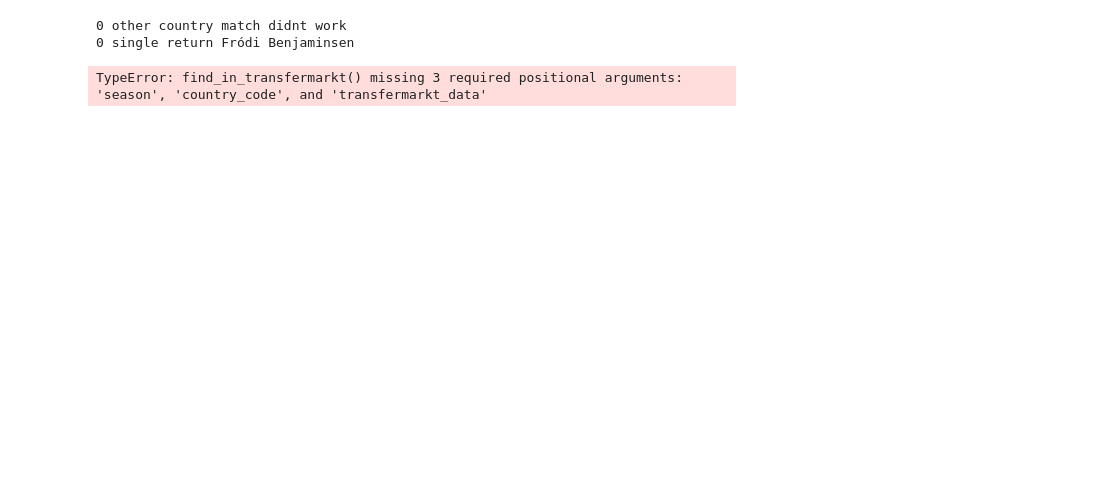
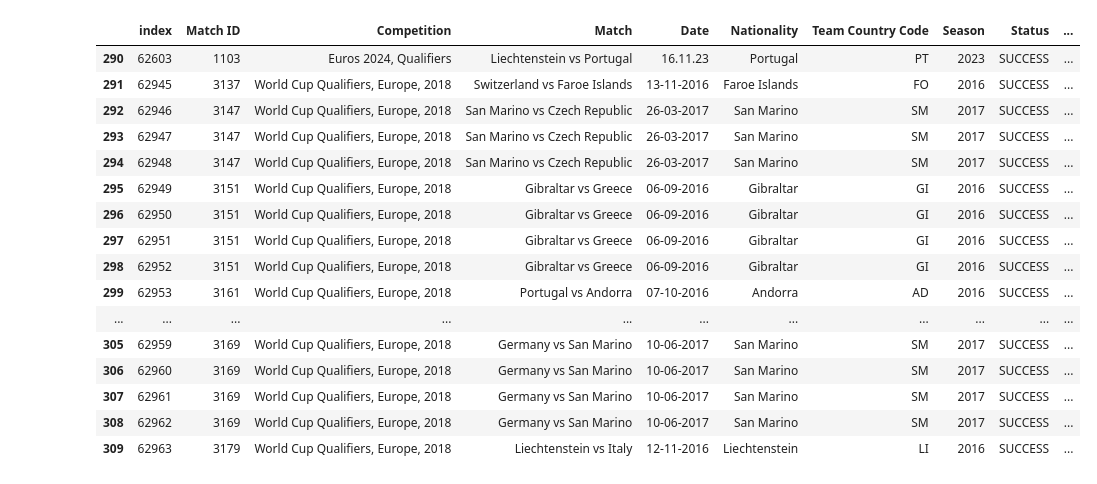
Before and after one commit to finnlsmith/footy_project_market_value_rankings, a Jupyter notebook: create_dataset_1/find_incorrect_names.ipynb, the cells around one changed output. Saved outputs shown, nothing was run; the diff lists cells and outputs as text; code cells hidden in the pictures; blank space fills up the shorter version.

```diff
--- a/create_dataset_1/find_incorrect_names.ipynb
+++ b/create_dataset_1/find_incorrect_names.ipynb
@@ -303,4 +331,5 @@ large_combined_df_not_working = large_combined_df[(large_combined_df['Lookup Ret
                                               (large_combined_df['Lookup Return Case'] != 'Found in Curr Season') &
                                               (large_combined_df['Lookup Return Case'] != 'Used Large Dataset')].reset_index()
 
-large_combined_df_not_working['Lookup Return Case'].value_counts()
+large_combined_df_not_working['Status New'] = ''
+large_combined_df_not_working['Market Value New'] = 0
@@ -348,47 +335,0 @@ def last_name_match(name, dataset_of_names):
-# %%
-for i in range(0, 1): #len(large_combined_df_not_working)
-    row = large_combined_df_not_working.loc[i]
-    jersey = row['ORIGINAL JERSEY']
-    names_found = row['Name(s) Found']
-    test = check_other_team(row, transfermarkt_data, results_df)
-    if test == ['No matches found even with the lowest threshold.']:
-        print(i, 'other country match didnt work')
-        last_name = re.split(r'\s+|[-–]', jersey)[-1]
-        this_country_code = row['Team Country Code']
-        dataset_nationality = transfermarkt_data[transfermarkt_data['Team 1 Code'] == this_country_code]['Name'].unique()
-        names_same_nation_last_name = last_name_match(last_name, dataset_nationality)
-        if names_same_nation_last_name == None:
-            print(i, 'last name match returned nobody')
-        else:
-            correct_season = row['Season']
-            for name_candidate in names_same_nation_last_name:
-                num_seasons_around = len(transfermarkt_data[(transfermarkt_data['Name'] == name_candidate) & (transfermarkt_data['Season'].isin([correct_season, correct_season + 1, correct_season - 1]))])
-                if num_seasons_around == 0:
-                    names_same_nation_last_name.remove(name_candidate)
-            if len(names_same_nation_last_name) >= 2:
-                print(i, 'match date filter required here', names_same_nation_last_name)
-            elif len(names_same_nation_last_name) == 1:
-                correct_name = names_same_nation_last_name[0]
-                print(i, 'single return', names_same_nation_last_name[0])
-                number, reason = find_in_transfermarkt(transfermarkt_data)
-            else:
-                print(i, 'Nobody with this last name WITH CURRENT from the nation', names_same_nation_last_name, row['ORIGINAL JERSEY'])
-                #try using leagues_value_large here
-                dataset_nationality_large = leagues_value_large[leagues_value_large['Team 1 Code'] == this_country_code]['Name'].unique()
-                names_same_nation_last_name_large_dataset = last_name_match(last_name, dataset_nationality_large)
-                if names_same_nation_last_name == None:
-                    print(i, 'last name match using large dataset ALSO returned nobody')
-    else:
-        print(i, 'other nation yielded ', test)
-
-    #MAKE SURE ITS A BAD EDGE CASES
-
-    #thing 1 to try
-
-    #thing 2
-
-    #thing 3
-# %% [output]
-0 other country match didnt work
-0 single return Fródi Benjaminsen
-TypeError: find_in_transfermarkt() missing 3 required positional arguments: 'season', 'country_code', and 'transfermarkt_data'
@@ -394,0 +344,20 @@ TypeError: find_in_transfermarkt() missing 3 required positional arguments: 'sea
+# %%
+large_combined_df_not_working[(number_row + 20):(number_row + 40)] #10:20
+# %% [output]
+|  | index | Match ID | Competition | Match | Date | Nationality | Team Country Code | Season | Status | ... |
+| 290 | 62603 | 1103 | Euros 2024, Qualifiers | Liechtenstein vs Portugal | 16.11.23 | Portugal | PT | 2023 | SUCCESS | ... |
+| 291 | 62945 | 3137 | World Cup Qualifiers, Europe, 2018 | Switzerland vs Faroe Islands | 13-11-2016 | Faroe Islands | FO | 2016 | SUCCESS | ... |
+| 292 | 62946 | 3147 | World Cup Qualifiers, Europe, 2018 | San Marino vs Czech Republic | 26-03-2017 | San Marino | SM | 2017 | SUCCESS | ... |
+| 293 | 62947 | 3147 | World Cup Qualifiers, Europe, 2018 | San Marino vs Czech Republic | 26-03-2017 | San Marino | SM | 2017 | SUCCESS | ... |
+| 294 | 62948 | 3147 | World Cup Qualifiers, Europe, 2018 | San Marino vs Czech Republic | 26-03-2017 | San Marino | SM | 2017 | SUCCESS | ... |
+| 295 | 62949 | 3151 | World Cup Qualifiers, Europe, 2018 | Gibraltar vs Greece | 06-09-2016 | Gibraltar | GI | 2016 | SUCCESS | ... |
+| 296 | 62950 | 3151 | World Cup Qualifiers, Europe, 2018 | Gibraltar vs Greece | 06-09-2016 | Gibraltar | GI | 2016 | SUCCESS | ... |
+| 297 | 62951 | 3151 | World Cup Qualifiers, Europe, 2018 | Gibraltar vs Greece | 06-09-2016 | Gibraltar | GI | 2016 | SUCCESS | ... |
+| 298 | 62952 | 3151 | World Cup Qualifiers, Europe, 2018 | Gibraltar vs Greece | 06-09-2016 | Gibraltar | GI | 2016 | SUCCESS | ... |
+| 299 | 62953 | 3161 | World Cup Qualifiers, Europe, 2018 | Portugal vs Andorra | 07-10-2016 | Andorra | AD | 2016 | SUCCESS | ... |
+| ... | ... | ... | ... | ... | ... | ... | ... | ... | ... | ... |
+| 305 | 62959 | 3169 | World Cup Qualifiers, Europe, 2018 | Germany vs San Marino | 10-06-2017 | San Marino | SM | 2017 | SUCCESS | ... |
+| 306 | 62960 | 3169 | World Cup Qualifiers, Europe, 2018 | Germany vs San Marino | 10-06-2017 | San Marino | SM | 2017 | SUCCESS | ... |
+| 307 | 62961 | 3169 | World Cup Qualifiers, Europe, 2018 | Germany vs San Marino | 10-06-2017 | San Marino | SM | 2017 | SUCCESS | ... |
+| 308 | 62962 | 3169 | World Cup Qualifiers, Europe, 2018 | Germany vs San Marino | 10-06-2017 | San Marino | SM | 2017 | SUCCESS | ... |
+| 309 | 62963 | 3179 | World Cup Qualifiers, Europe, 2018 | Liechtenstein vs Italy | 12-11-2016 | Liechtenstein | LI | 2016 | SUCCESS | ... |
```
Also changed, not shown: parts of 9 cells of this notebook, 4 other files.
